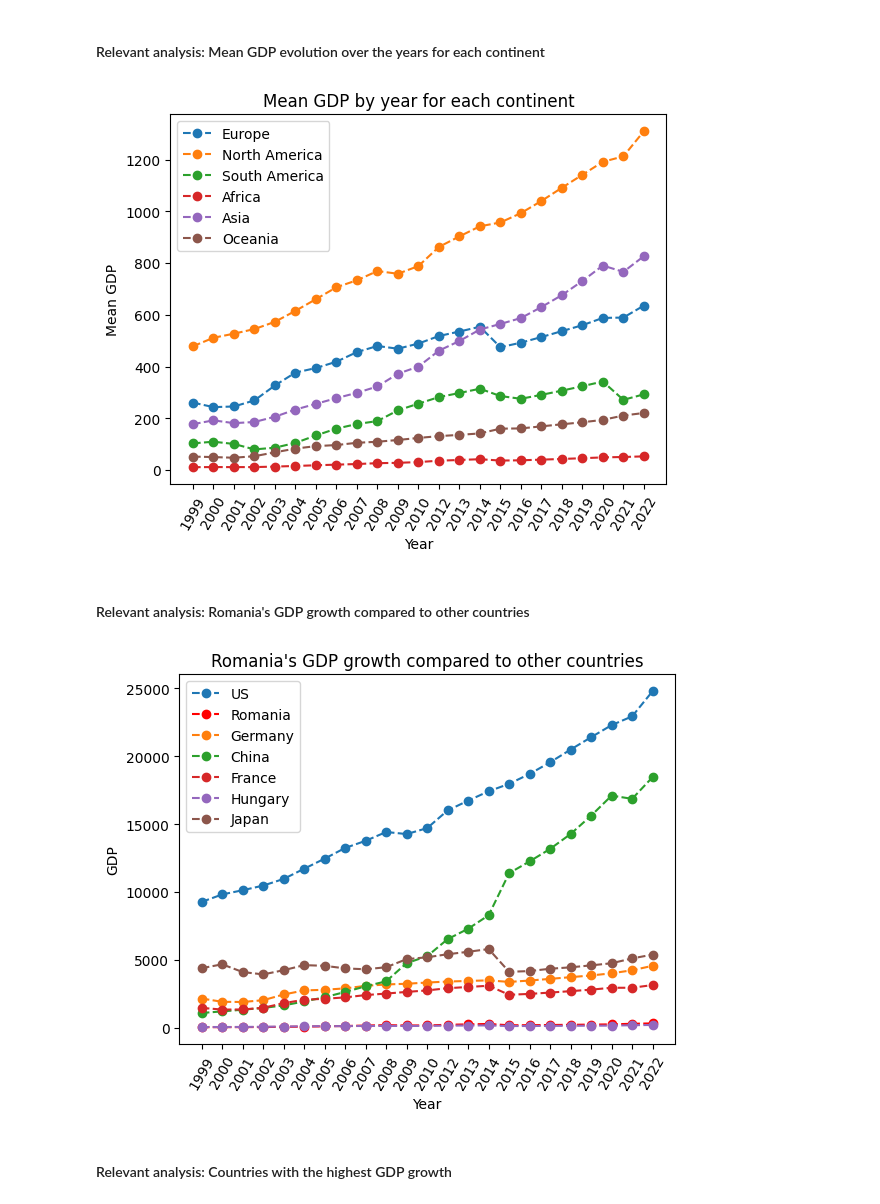
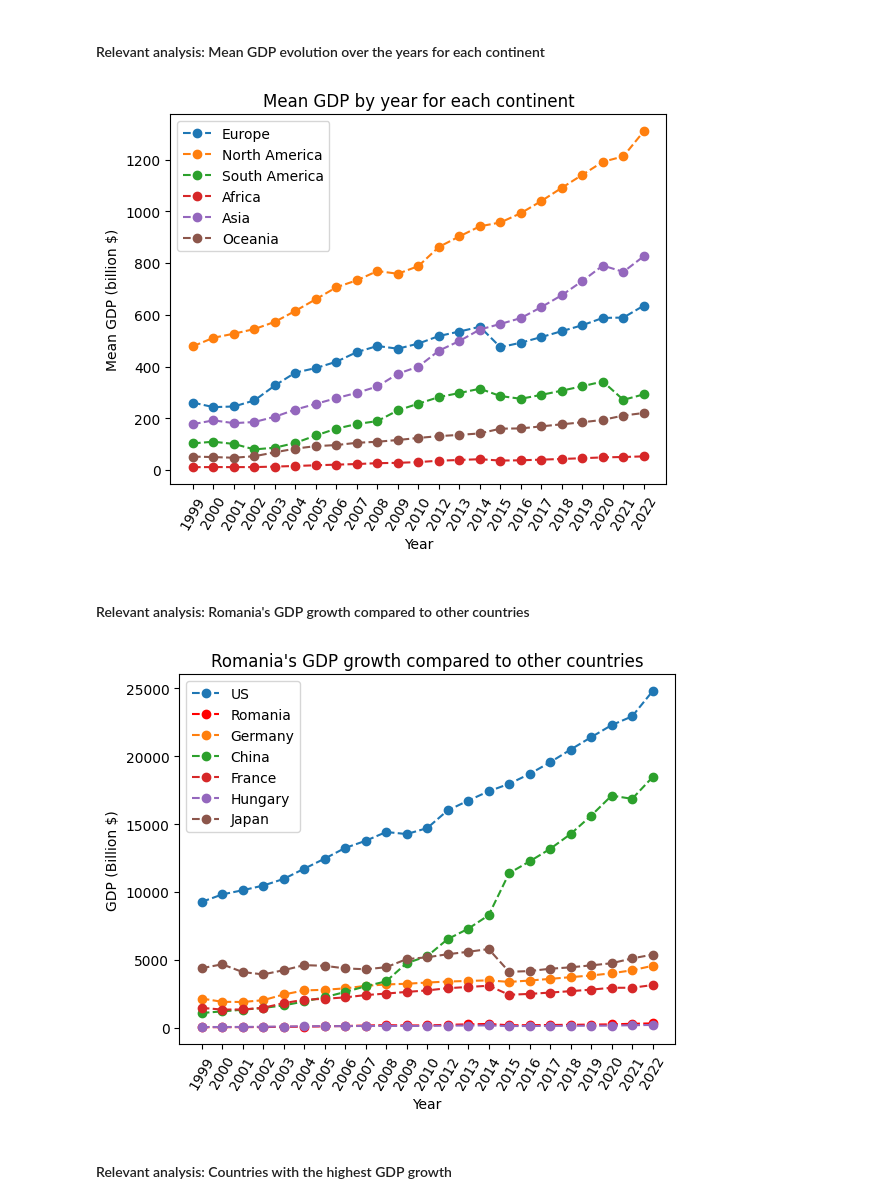
Before and after one commit to 911AstalusAdrian/MS2-PT, a Jupyter notebook: A3/regression_noetbook.ipynb, the cells around one changed output. Drawn from its saved outputs; the diff is of its cells as text; code cells hidden in the pictures.

```diff
--- a/A3/regression_noetbook.ipynb
+++ b/A3/regression_noetbook.ipynb
@@ -82,24 +82,24 @@ plt.show()
 # %%
 europe_gdp = df_cont[df_cont['Continent'] == 'Europe'].select_dtypes(include=[np.number]) # exclude the 'Continent' column from the selection
 na_gdp = df_cont[df_cont['Continent'] == 'North America'].select_dtypes(include=[np.number])
 sa_gdp = df_cont[df_cont['Continent'] == 'South America'].select_dtypes(include=[np.number])
 africa_gdp = df_cont[df_cont['Continent'] == 'Africa'].select_dtypes(include=[np.number])
 asia_gdp = df_cont[df_cont['Continent'] == 'Asia'].select_dtypes(include=[np.number])
 oceania_gdp = df_cont[df_cont['Continent'] == 'Oceania'].select_dtypes(include=[np.number])
 plt.plot(europe_gdp.mean(), marker='o', linestyle='--', label='Europe')
 plt.plot(na_gdp.mean(), marker='o', linestyle='--', label='North America')
 plt.plot(sa_gdp.mean(), marker='o', linestyle='--', label='South America')
 plt.plot(africa_gdp.mean(), marker='o', linestyle='--', label='Africa')
 plt.plot(asia_gdp.mean(), marker='o', linestyle='--', label='Asia')
 plt.plot(oceania_gdp.mean(), marker='o', linestyle='--', label='Oceania')
 plt.xlabel('Year')
-plt.ylabel('Mean GDP')
+plt.ylabel('Mean GDP (billion $)')
 plt.title('Mean GDP by year for each continent')
 plt.xticks(rotation=60)
 plt.legend()
 plt.show()
 # %% [output]
-[figure, old version]
+[figure, new version]
 # %% [markdown]
 #### Relevant analysis: Romania's GDP growth compared to other countries
 # %%
@@ -118,13 +118,13 @@ plt.plot(fr_gdp, marker='o', linestyle='--', label='France')
 plt.plot(hu_gdp, marker='o', linestyle='--', label='Hungary')
 plt.plot(jp_gdp, marker='o', linestyle='--', label='Japan')
 plt.xlabel('Year')
-plt.ylabel('GDP')
+plt.ylabel('GDP (Billion $)')
 plt.title('Romania\'s GDP growth compared to other countries')
 plt.xticks(rotation=60)
 plt.legend()
 plt.show()
 # %% [output]
-[figure, old version]
+[figure, new version]
 # %% [markdown]
 #### Relevant analysis: Countries with the highest GDP growth
 # %%
```
Also changed, not shown: parts of 12 cells of this notebook.
